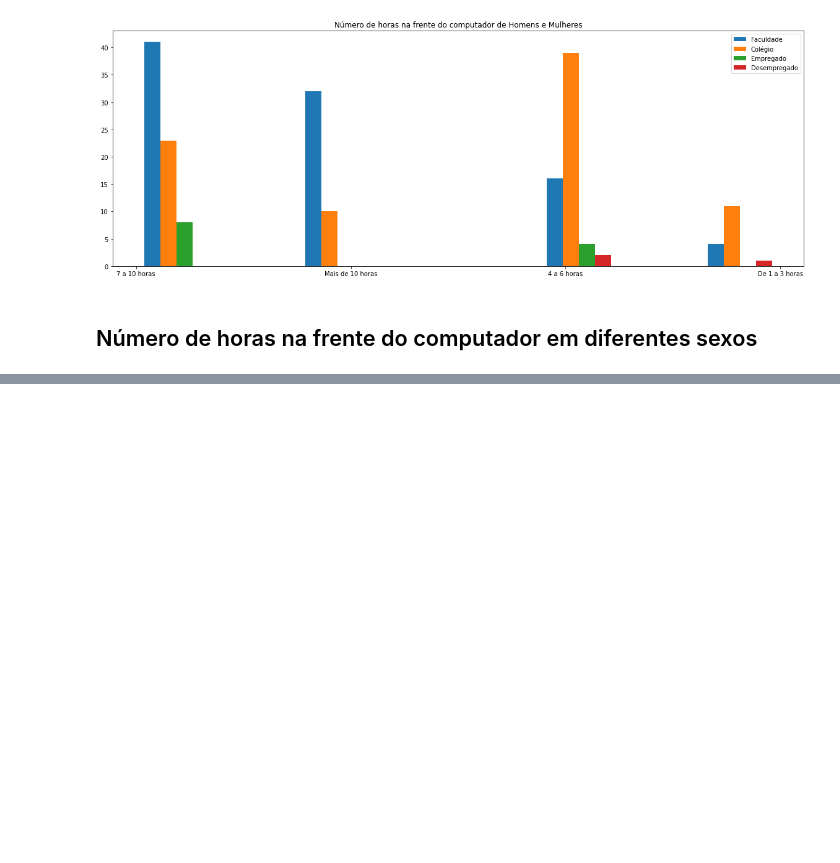
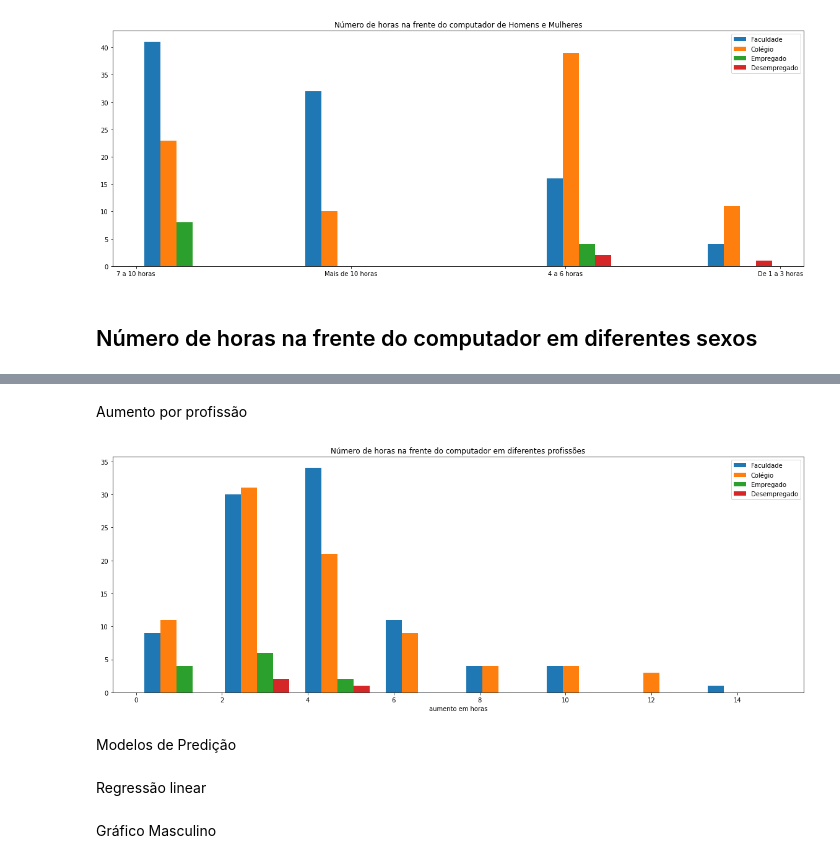
Before and after one commit to GabrielPl-1/Projeto-2-Cdados, a Jupyter notebook: Projeto 2 cdados.ipynb, the cells around one changed output, grey strips where cells are left out. Cells and saved outputs as stored; diff of their text form; code cells hidden in the pictures; blank space fills up the shorter version.

Commit message:
comecando o modelo de regressao linear

```diff
--- a/Projeto 2 cdados.ipynb
+++ b/Projeto 2 cdados.ipynb
@@ -203,0 +242,17 @@ plt.show()
+# %% [markdown]
+Aumento por profissão
+# %%
+plt.figure(figsize=(20,7))
+plt.hist([uni['Aumento'], col['Aumento'], emp['Aumento'], des['Aumento']], bins, label=['Faculdade', 'Colégio', 'Empregado', 'Desempregado'])
+plt.legend(loc='upper right')
+plt.xlabel("aumento em horas")
+plt.title("Número de horas na frente do computador em diferentes profissões")
+plt.show()
+# %% [output]
+[figure, added]
+# %% [markdown]
+Modelos de Predição
+# %% [markdown]
+Regressão linear
+# %% [markdown]
+Gráfico Masculino
```
Also changed, not shown: parts of 9 cells of this notebook.
